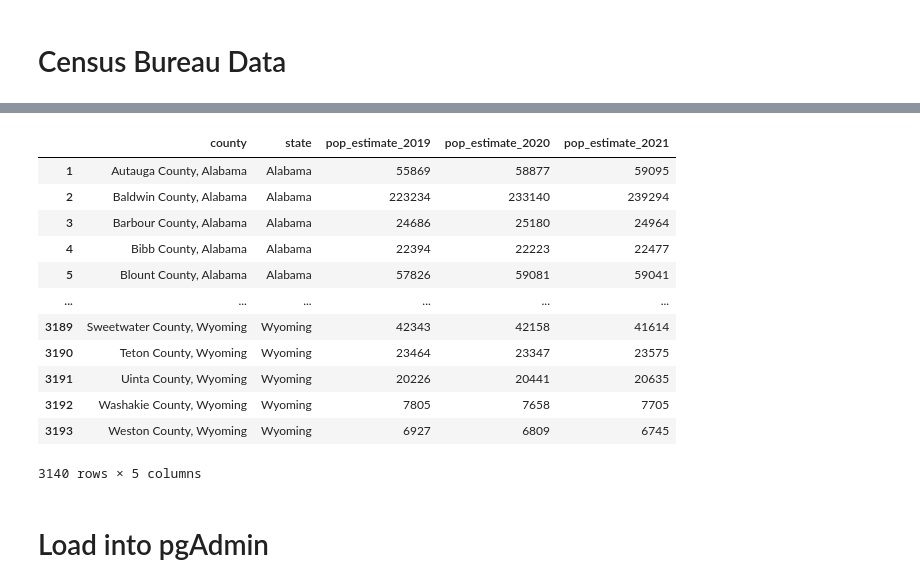
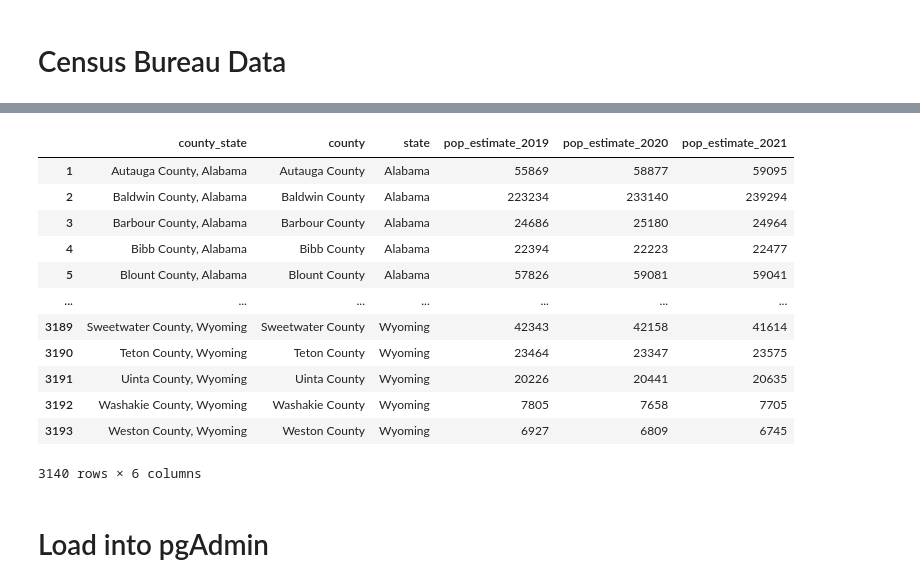
Before and after one commit to mbruns13/redfin_housing_data, a Jupyter notebook: Code/housing_data.ipynb, the cells around one changed output, grey strips where cells are left out. Drawn from its saved outputs; the diff is of its cells as text; code cells hidden in the pictures.

```diff
--- a/Code/housing_data.ipynb
+++ b/Code/housing_data.ipynb
@@ -313,12 +328,12 @@ cb2021_df = pd.read_csv("Resources/co-est2021-alldata.csv", encoding='latin-1')
 # %%
-cb2021_df["county"] = ""
+cb2021_df["county_state"] = ""
 for i in range(len(cb2021_df["CTYNAME"])):
     if cb2021_df["CTYNAME"][i] != cb2021_df["STNAME"][i]:
-        cb2021_df["county"][i] = cb2021_df["CTYNAME"][i] + ", " + cb2021_df["STNAME"][i]
+        cb2021_df["county_state"][i] = cb2021_df["CTYNAME"][i] + ", " + cb2021_df["STNAME"][i]
     else:
-        cb2021_df["county"][i] = "-"
+        cb2021_df["county_state"][i] = "-"
 
-cb2021_df = cb2021_df[["county", "STNAME", "POPESTIMATE2020","POPESTIMATE2021"]]
-cb2021_df = cb2021_df.rename(columns={"STNAME": "state", "ESTIMATESBASE2020":"estimates_base_2020","POPESTIMATE2020":"pop_estimate_2020", "POPESTIMATE2021":"pop_estimate_2021"})
+cb2021_df = cb2021_df[["county_state", "CTYNAME", "STNAME", "POPESTIMATE2020","POPESTIMATE2021"]]
+cb2021_df = cb2021_df.rename(columns={"CTYNAME": "county", "STNAME": "state", "ESTIMATESBASE2020":"estimates_base_2020","POPESTIMATE2020":"pop_estimate_2020", "POPESTIMATE2021":"pop_estimate_2021"})
 cb2021_df
 # %% [output]
@@ -339,14 +354,14 @@ cb2021_df
 #Importing 2019 census bureau data
 cb2019_df = pd.read_csv("Resources/co-est2019-alldata.csv", encoding='latin-1')
 # %%
-cb2019_df["county"] = ""
+cb2019_df["county_state"] = ""
 for i in range(len(cb2019_df["CTYNAME"])):
     if cb2019_df["CTYNAME"][i] != cb2019_df["STNAME"][i]:
-        cb2019_df["county"][i] = cb2019_df["CTYNAME"][i] + ", " + cb2019_df["STNAME"][i]
+        cb2019_df["county_state"][i] = cb2019_df["CTYNAME"][i] + ", " + cb2019_df["STNAME"][i]
     else:
-        cb2019_df["county"][i] = "-"
+        cb2019_df["county_state"][i] = "-"
 
-cb2019_df = cb2019_df[["county", "STNAME", "POPESTIMATE2019"]]
-cb2019_df = cb2019_df.rename(columns={"STNAME": "state", "POPESTIMATE2019":"pop_estimate_2019"})
+cb2019_df = cb2019_df[["county_state", "CTYNAME", "STNAME", "POPESTIMATE2019"]]
+cb2019_df = cb2019_df.rename(columns={"CTYNAME": "county", "STNAME": "state", "POPESTIMATE2019":"pop_estimate_2019"})
 cb2019_df
 # %% [output]
@@ -366,4 +381,4 @@ cb2019_df
 # %%
-census_df = cb2019_df.merge(cb2021_df, on=["county","state"])
+census_df = cb2019_df.merge(cb2021_df, on=["county_state","county","state"])
 census_df
 # %% [output]
@@ -383,20 +398,20 @@ census_df
 # %%
-clean_census_df = census_df.loc[census_df['county'] != "-"]
+clean_census_df = census_df.loc[census_df['county_state'] != "-"]
 clean_census_df
 # %% [output]
-|  | county | state | pop_estimate_2019 | pop_estimate_2020 | pop_estimate_2021 |
-| 1 | Autauga County, Alabama | Alabama | 55869 | 58877 | 59095 |
-| 2 | Baldwin County, Alabama | Alabama | 223234 | 233140 | 239294 |
-| 3 | Barbour County, Alabama | Alabama | 24686 | 25180 | 24964 |
-| 4 | Bibb County, Alabama | Alabama | 22394 | 22223 | 22477 |
-| 5 | Blount County, Alabama | Alabama | 57826 | 59081 | 59041 |
-| ... | ... | ... | ... | ... | ... |
-| 3189 | Sweetwater County, Wyoming | Wyoming | 42343 | 42158 | 41614 |
-| 3190 | Teton County, Wyoming | Wyoming | 23464 | 23347 | 23575 |
-| 3191 | Uinta County, Wyoming | Wyoming | 20226 | 20441 | 20635 |
-| 3192 | Washakie County, Wyoming | Wyoming | 7805 | 7658 | 7705 |
-| 3193 | Weston County, Wyoming | Wyoming | 6927 | 6809 | 6745 |
+|  | county_state | county | state | pop_estimate_2019 | pop_estimate_2020 | pop_estimate_2021 |
+| 1 | Autauga County, Alabama | Autauga County | Alabama | 55869 | 58877 | 59095 |
+| 2 | Baldwin County, Alabama | Baldwin County | Alabama | 223234 | 233140 | 239294 |
+| 3 | Barbour County, Alabama | Barbour County | Alabama | 24686 | 25180 | 24964 |
+| 4 | Bibb County, Alabama | Bibb County | Alabama | 22394 | 22223 | 22477 |
+| 5 | Blount County, Alabama | Blount County | Alabama | 57826 | 59081 | 59041 |
+| ... | ... | ... | ... | ... | ... | ... |
+| 3189 | Sweetwater County, Wyoming | Sweetwater County | Wyoming | 42343 | 42158 | 41614 |
+| 3190 | Teton County, Wyoming | Teton County | Wyoming | 23464 | 23347 | 23575 |
+| 3191 | Uinta County, Wyoming | Uinta County | Wyoming | 20226 | 20441 | 20635 |
+| 3192 | Washakie County, Wyoming | Washakie County | Wyoming | 7805 | 7658 | 7705 |
+| 3193 | Weston County, Wyoming | Weston County | Wyoming | 6927 | 6809 | 6745 |
-3140 rows × 5 columns
+3140 rows × 6 columns
 # %% [markdown]
 # Load into pgAdmin
 # %%
```
Also changed, not shown: parts of 7 cells of this notebook, 17 other files.
